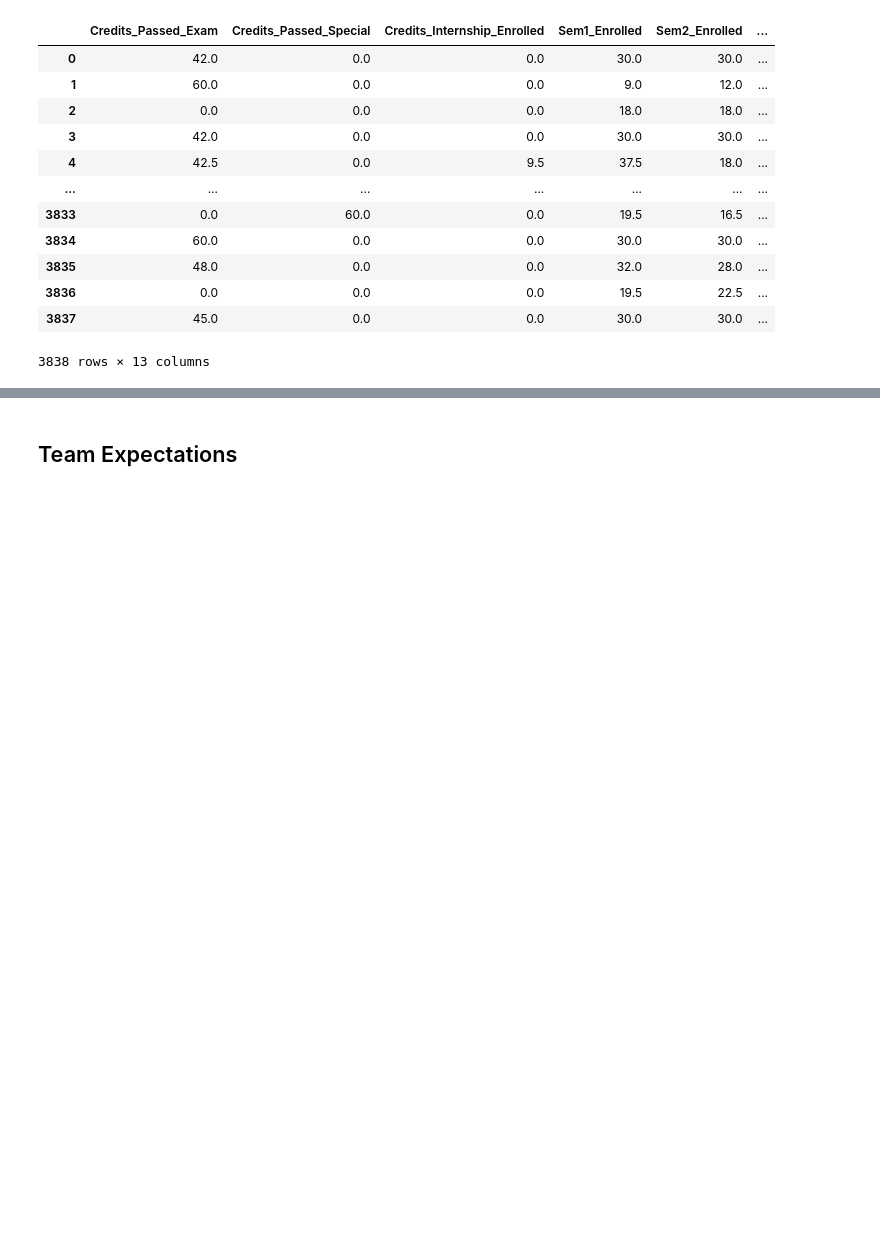
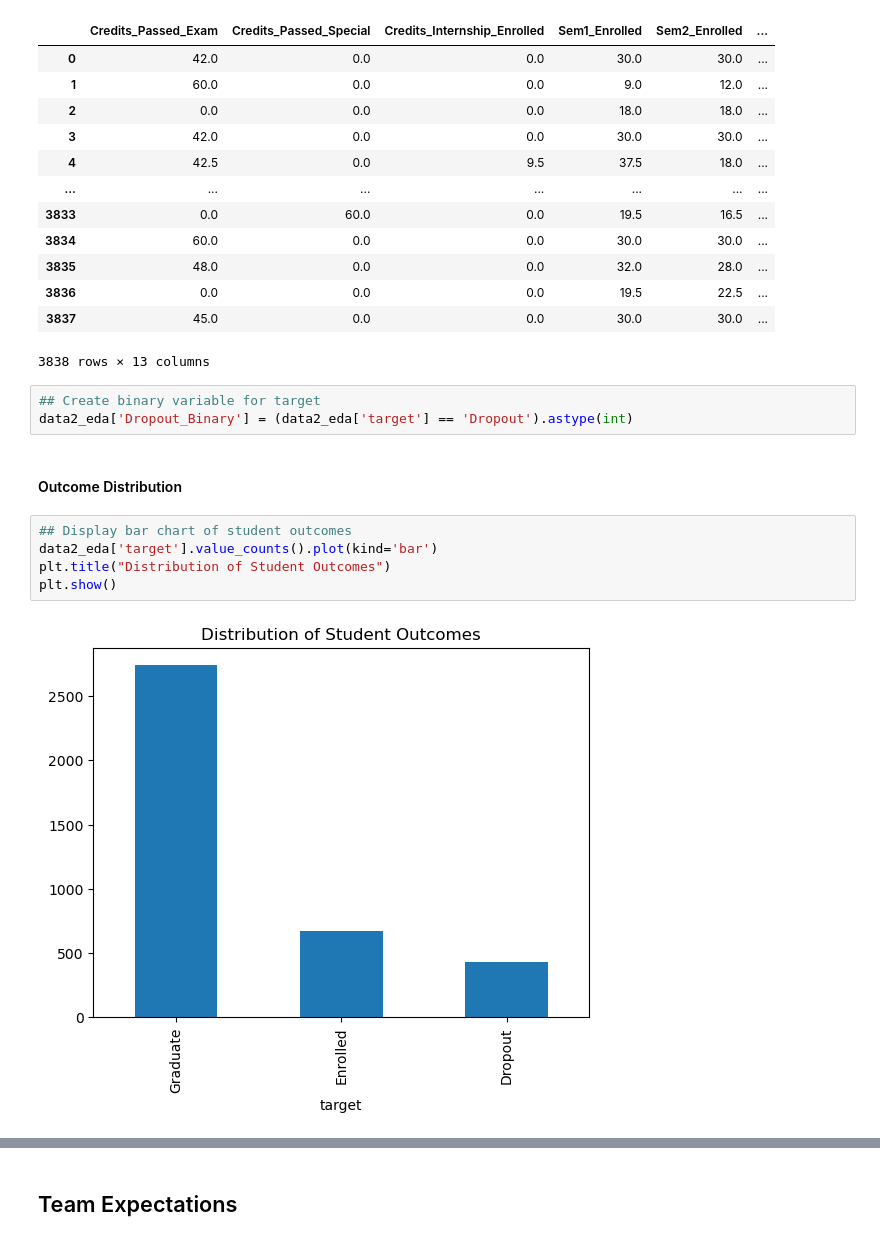
Before and after one commit to COGS108/Group127_WI26, a Jupyter notebook: 02-EDACheckpoint.ipynb, the cells around one changed output, grey strips where cells are left out. Drawn from its saved outputs; the diff is of its cells as text; blank space fills up the shorter version.

```diff
--- a/02-EDACheckpoint.ipynb
+++ b/02-EDACheckpoint.ipynb
@@ -817,3 +832,15 @@ data2_eda
 | 3836 | 0.0 | 0.0 | 0.0 | 19.5 | 22.5 | ... |
 | 3837 | 45.0 | 0.0 | 0.0 | 30.0 | 30.0 | ... |
 3838 rows × 13 columns
+# %%
+## Create binary variable for target
+data2_eda['Dropout_Binary'] = (data2_eda['target'] == 'Dropout').astype(int)
+# %% [markdown]
+#### Outcome Distribution
+# %%
+## Display bar chart of student outcomes
+data2_eda['target'].value_counts().plot(kind='bar')
+plt.title("Distribution of Student Outcomes")
+plt.show()
+# %% [output]
+[figure, added]
```
Also changed, not shown: parts of 25 cells of this notebook.
